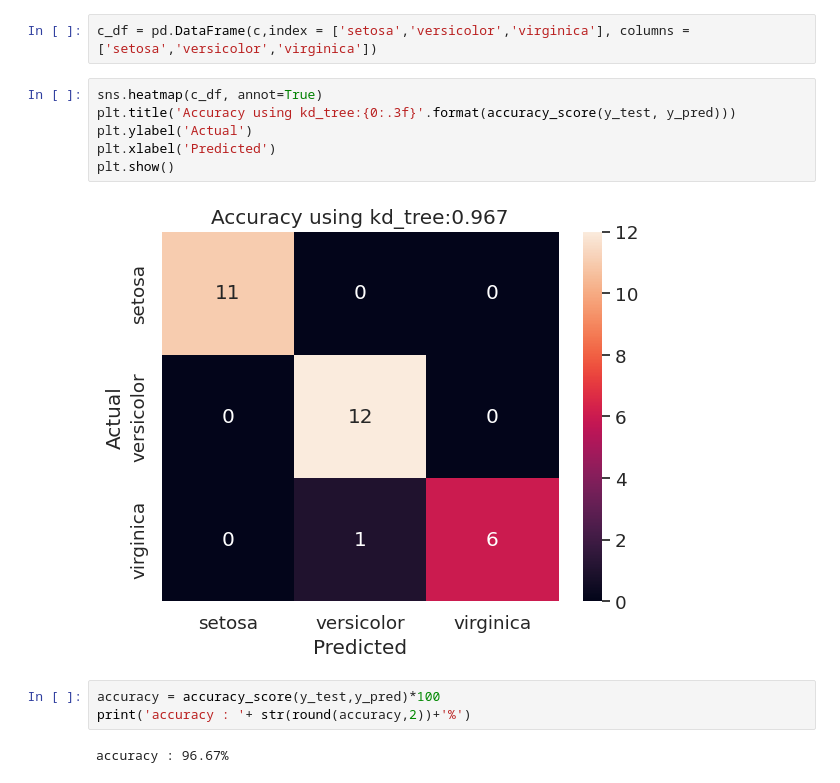
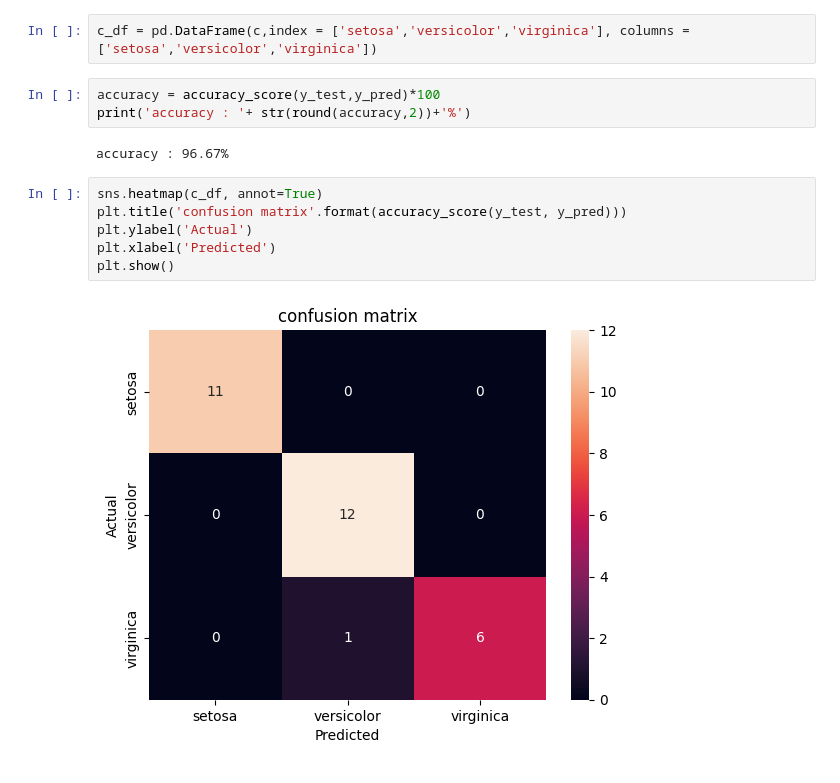
Before and after one commit to Vikashkrishna/AML_LAB, a Jupyter notebook: 2348571_PracticeEx2.ipynb, the cells around one changed output. Saved outputs shown, nothing was run; the diff lists cells and outputs as text.

```diff
--- a/2348571_PracticeEx2.ipynb
+++ b/2348571_PracticeEx2.ipynb
@@ -61,16 +61,16 @@ array([[11,  0,  0],
        [ 0,  1,  6]])
 # %%
 c_df = pd.DataFrame(c,index = ['setosa','versicolor','virginica'], columns = ['setosa','versicolor','virginica'])
-# %%
-sns.heatmap(c_df, annot=True)
-plt.title('Accuracy using kd_tree:{0:.3f}'.format(accuracy_score(y_test, y_pred)))
-plt.ylabel('Actual')
-plt.xlabel('Predicted')
-plt.show()
-# %% [output]
-[figure, removed]
 # %%
 accuracy = accuracy_score(y_test,y_pred)*100
 print('accuracy : '+ str(round(accuracy,2))+'%')
 # %% [output]
 accuracy : 96.67%
+# %%
+sns.heatmap(c_df, annot=True)
+plt.title('confusion matrix'.format(accuracy_score(y_test, y_pred)))
+plt.ylabel('Actual')
+plt.xlabel('Predicted')
+plt.show()
+# %% [output]
+[figure, added]
```
Also changed, not shown: parts of 1 cell of this notebook.
